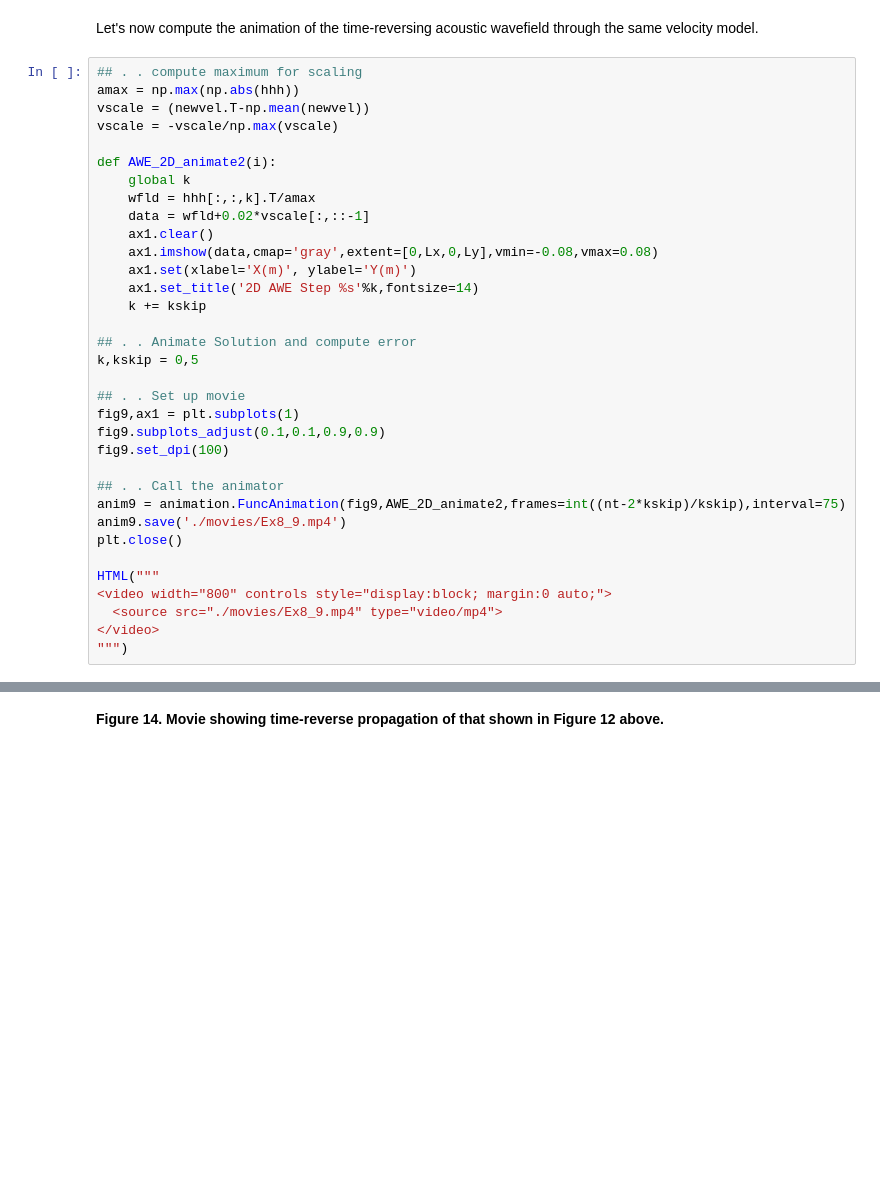
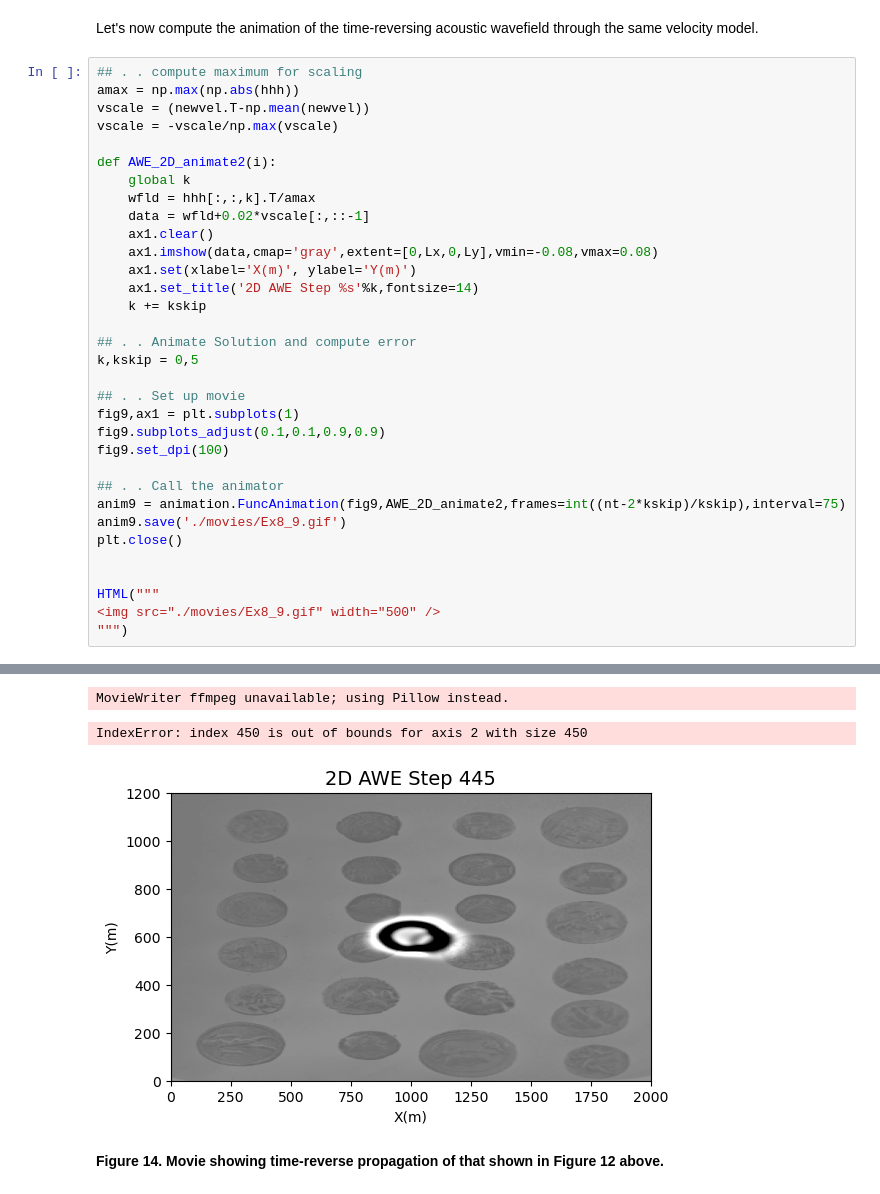
Before and after one commit to minesgeophysics/Geophysical_Computing, a Jupyter notebook: 06_Hyperbolic_PDEs.ipynb, the cells around one changed output, grey strips where cells are left out. Cells and saved outputs as stored; diff of their text form; blank space fills up the shorter version.

```diff
--- a/06_Hyperbolic_PDEs.ipynb
+++ b/06_Hyperbolic_PDEs.ipynb
@@ -1026,12 +1017,11 @@ fig9.set_dpi(100)
 
 ## . . Call the animator
 anim9 = animation.FuncAnimation(fig9,AWE_2D_animate2,frames=int((nt-2*kskip)/kskip),interval=75)
-anim9.save('./movies/Ex8_9.mp4')
+anim9.save('./movies/Ex8_9.gif')
 plt.close()
 
+
 HTML("""
-<video width="800" controls style="display:block; margin:0 auto;">
-  <source src="./movies/Ex8_9.mp4" type="video/mp4">
-</video>
+<img src="./movies/Ex8_9.gif" width="500" />
 """)
 # %% [output]
@@ -1039 +1028,4 @@ HTML("""
+MovieWriter ffmpeg unavailable; using Pillow instead.
+IndexError: index 450 is out of bounds for axis 2 with size 450
+[figure, added]
 # %% [markdown]
```
Also changed, not shown: parts of 13 cells of this notebook, 10 other files.
